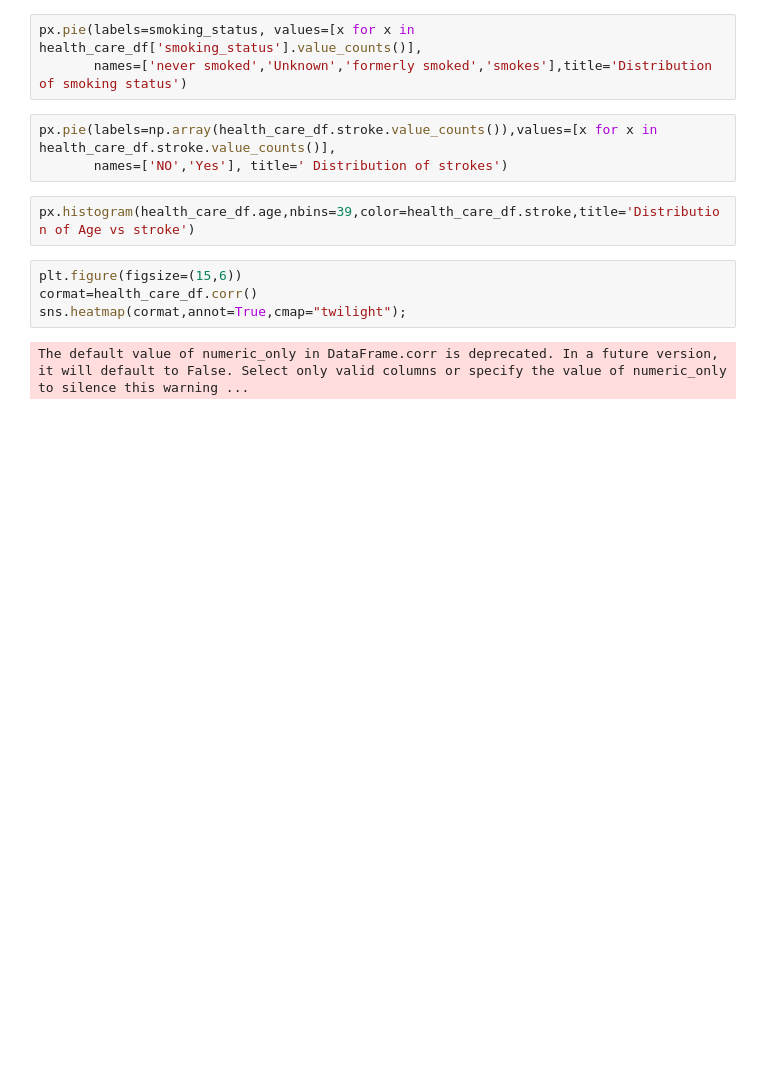
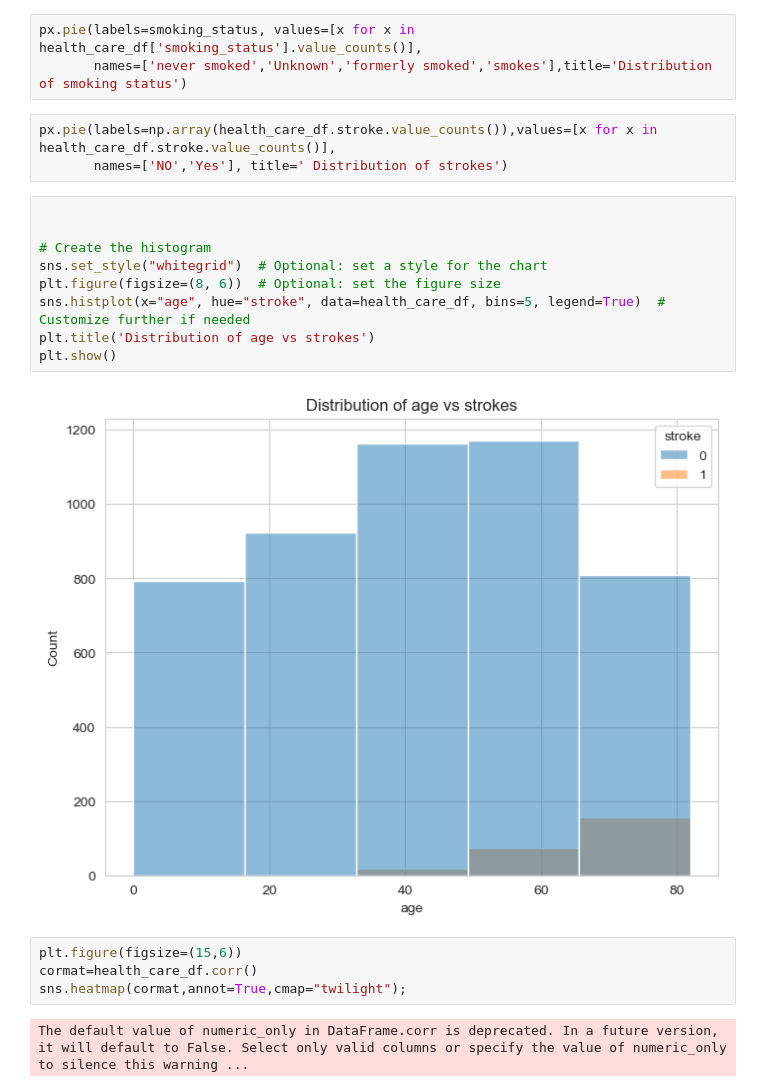
Before and after one commit to harshjaiswal78/Stroke-Predictions, a Jupyter notebook: stroke-prediction.ipynb, the cells around one changed output. Saved outputs shown, nothing was run; the diff lists cells and outputs as text; blank space fills up the shorter version.

```diff
--- a/stroke-prediction.ipynb
+++ b/stroke-prediction.ipynb
@@ -118,8 +123,17 @@ px.pie(labels=smoking_status, values=[x for x in health_care_df['smoking_status'
 # %%
 px.pie(labels=np.array(health_care_df.stroke.value_counts()),values=[x for x in health_care_df.stroke.value_counts()],
        names=['NO','Yes'], title=' Distribution of strokes')
-# %%
-px.histogram(health_care_df.age,nbins=39,color=health_care_df.stroke,title='Distribution of Age vs stroke')
+# %%
+
+
+# Create the histogram
+sns.set_style("whitegrid")  # Optional: set a style for the chart
+plt.figure(figsize=(8, 6))  # Optional: set the figure size
+sns.histplot(x="age", hue="stroke", data=health_care_df, bins=5, legend=True)  # Customize further if needed
+plt.title('Distribution of age vs strokes')
+plt.show()
+# %% [output]
+[figure, added]
 # %%
 plt.figure(figsize=(15,6))
 cormat=health_care_df.corr()
```
Also changed, not shown: parts of 4 cells of this notebook.
